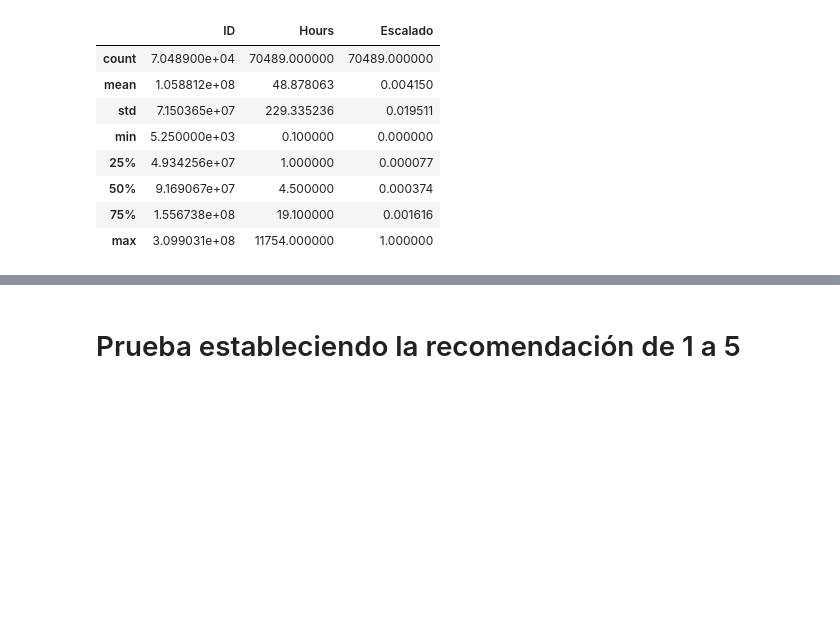
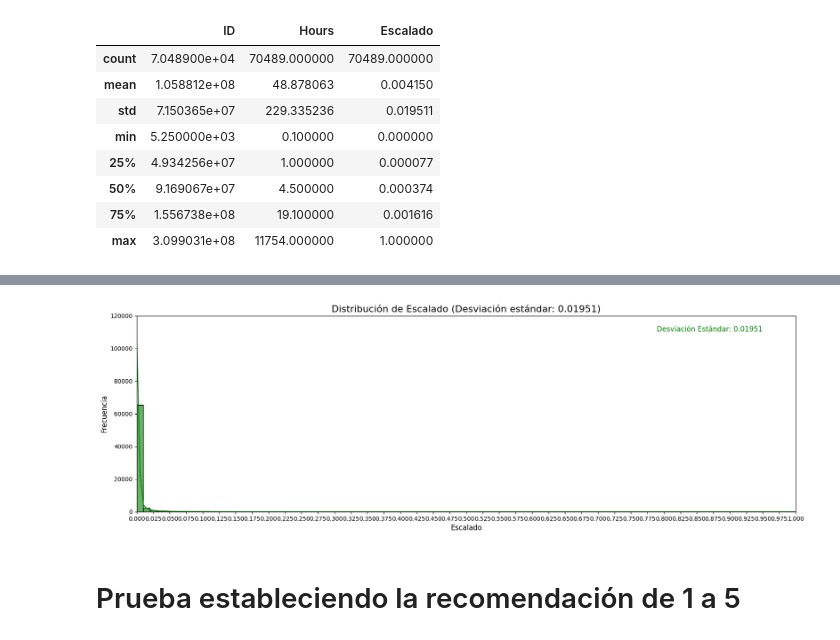
Before and after one commit to 0rt3g4ju4n/Taller_1_ML2, a Jupyter notebook: Final.ipynb, the cells around one changed output, grey strips where cells are left out. Saved outputs shown, nothing was run; the diff lists cells and outputs as text; code cells hidden in the pictures; blank space fills up the shorter version.

```diff
--- a/Final.ipynb
+++ b/Final.ipynb
@@ -92,3 +123,23 @@ dataf.describe()
+# %%
+std_escalado = dataf['Escalado'].std()
+plt.figure(figsize=(20, 6))
+sns.histplot(dataf['Escalado'], kde=True, bins=100, color='green', label='Escalado', alpha=0.6)
+plt.title(f'Distribución de Escalado (Desviación estándar: {std_escalado:.5f})', fontsize=16)
+plt.xlabel('Escalado', fontsize=12)
+plt.ylabel('Frecuencia', fontsize=12)
+
+plt.xlim(0, 1)
+plt.xticks([i for i in np.arange(0, 1 + 0.025, 0.025)])
+
+plt.ylim(0, 120000)
+
+plt.text(0.95, 0.95, f'Desviación Estándar: {std_escalado:.5f}',
+         horizontalalignment='right', verticalalignment='top',
+         transform=plt.gca().transAxes, fontsize=12, color='green')
+
+plt.show()
+# %% [output]
+[figure, added]
 # %% [markdown]
 # Prueba estableciendo la recomendación de 1 a 5
 # %%
```
Also changed, not shown: parts of 12 cells of this notebook.
